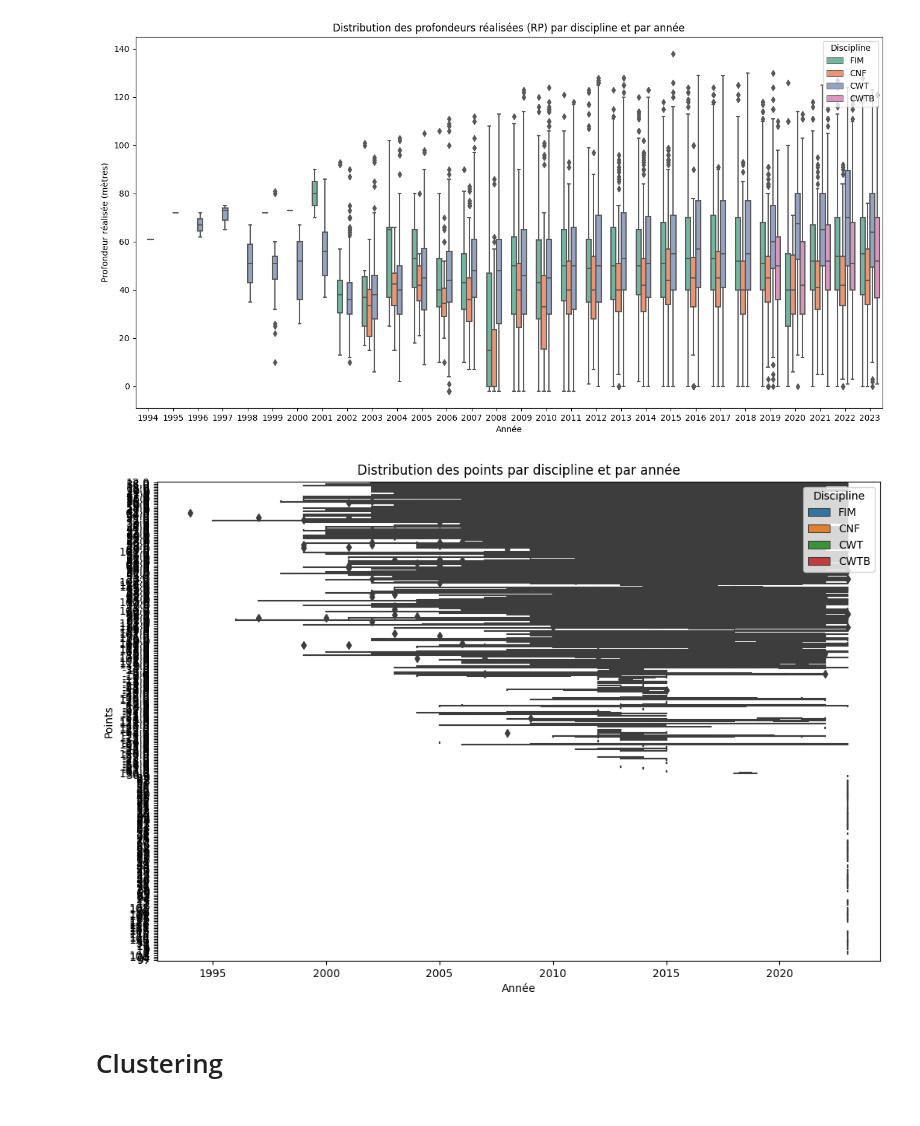
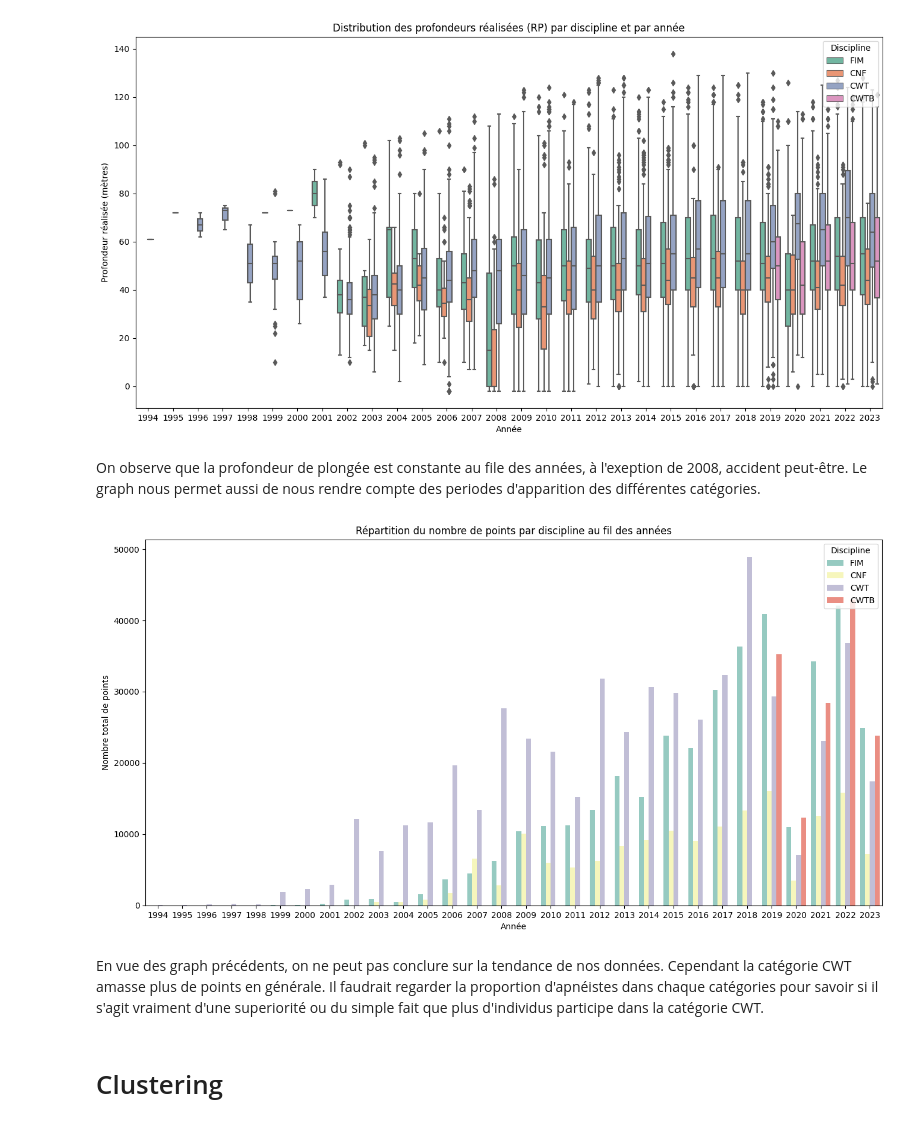
Before and after one commit to Todin13/Projet_semmestre_3_machine_learning, a Jupyter notebook: Analyse_dataset.ipynb, the cells around one changed output. Cells and saved outputs as stored; diff of their text form; code cells hidden in the pictures.

```diff
--- a/Analyse_dataset.ipynb
+++ b/Analyse_dataset.ipynb
@@ -227,17 +233,22 @@ plt.legend(title='Discipline', loc='upper right')
 plt.show()
 # %% [output]
 [figure]
+# %% [markdown]
+On observe que la profondeur de plongée est constante au file des années, à l'exeption de 2008, accident peut-être.
+Le graph nous permet aussi de nous rendre compte des periodes d'apparition des différentes catégories.
 # %%
-# Distribution des points par discipline et par année
-plt.figure(figsize=(12, 8))
-sns.boxplot(x='Year', y='Points', hue='Discipline', data=dataset)
-plt.title('Distribution des points par discipline et par année')
+# Répartition du nombre de points par discipline au fil des années (diagramme en barres empilées)
+plt.figure(figsize=(16, 8))
+sns.barplot(x='Year',y=dataset['Points'].astype(float), hue='Discipline', data=dataset, errorbar=None, estimator=sum, palette='Set3')
+plt.title('Répartition du nombre de points par discipline au fil des années')
 plt.xlabel('Année')
-plt.ylabel('Points')
+plt.ylabel('Nombre total de points')
 plt.legend(title='Discipline', loc='upper right')
 plt.show()
 # %% [output]
-[figure, old version]
+[figure, new version]
+# %% [markdown]
+En vue des graph précédents, on ne peut pas conclure sur la tendance de nos données. Cependant la catégorie CWT amasse plus de points en générale. Il faudrait regarder la proportion d'apnéistes dans chaque catégories pour savoir si il s'agit vraiment d'une superiorité ou du simple fait que plus d'individus participe dans la catégorie CWT.
 # %% [markdown]
 # Clustering
 # %% [markdown]
```
Also changed, not shown: parts of 23 cells of this notebook.
